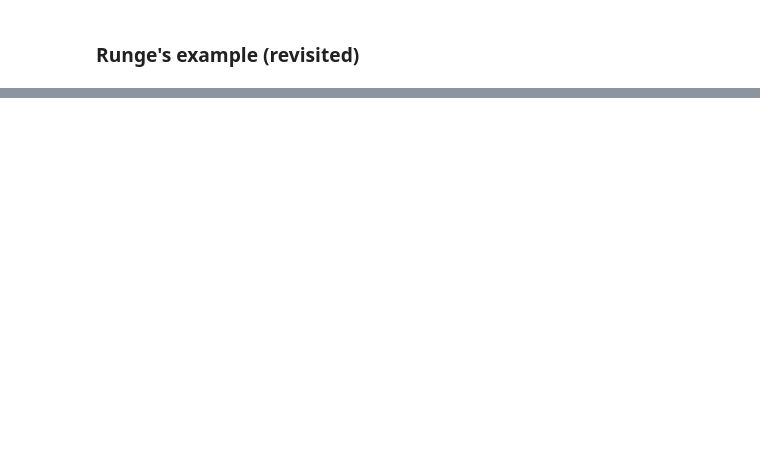
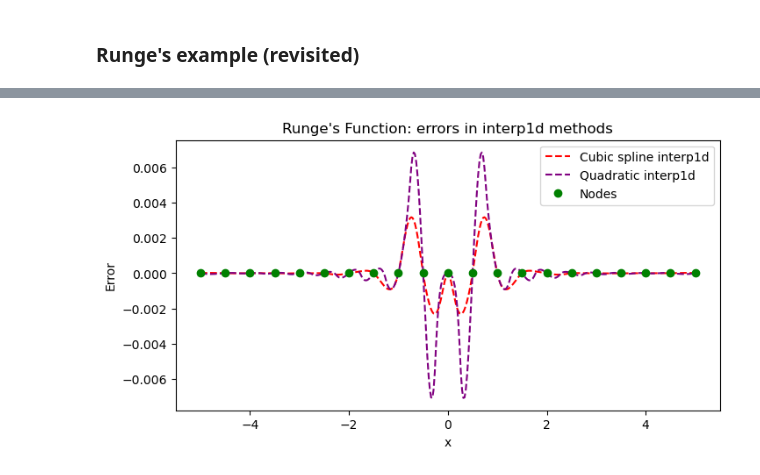
Before and after one commit to galendal/MAT160, a Jupyter notebook: interpolation.ipynb, the cells around one changed output, grey strips where cells are left out. Cells and saved outputs as stored; diff of their text form; code cells hidden in the pictures; blank space fills up the shorter version.

```diff
--- a/interpolation.ipynb
+++ b/interpolation.ipynb
@@ -709,0 +797,16 @@ interactive(children=(IntSlider(value=7, description='x_points', max=20, min=2),
+# %%
+plt.figure(figsize=(8, 4))
+
+#plt.plot(x_dense, y_linear-y_true, '--', label='Linear interp1d', color='blue')
+#plt.plot(x_dense, y_nearest-y_true, '--', label='Nearest neighbor interp1d', color='cyan')
+plt.plot(x_dense, y_cubic-y_true, '--', label='Cubic spline interp1d', color='red')
+#plt.plot(x_dense, y_zero-y_true, '--', label='Zero order hold', color='orange')
+plt.plot(x_dense, y_quad-y_true, '--', label='Quadratic interp1d', color='purple')
+plt.plot(x_nodes, 0*y_nodes, 'o', label='Nodes', color='green')
+plt.xlabel('x')
+plt.ylabel('Error')
+plt.title("Runge's Function: errors in interp1d methods")
+plt.legend()
+plt.show()
+# %% [output]
+[figure, added]
```
Also changed, not shown: parts of 31 cells of this notebook, 2 other files.
